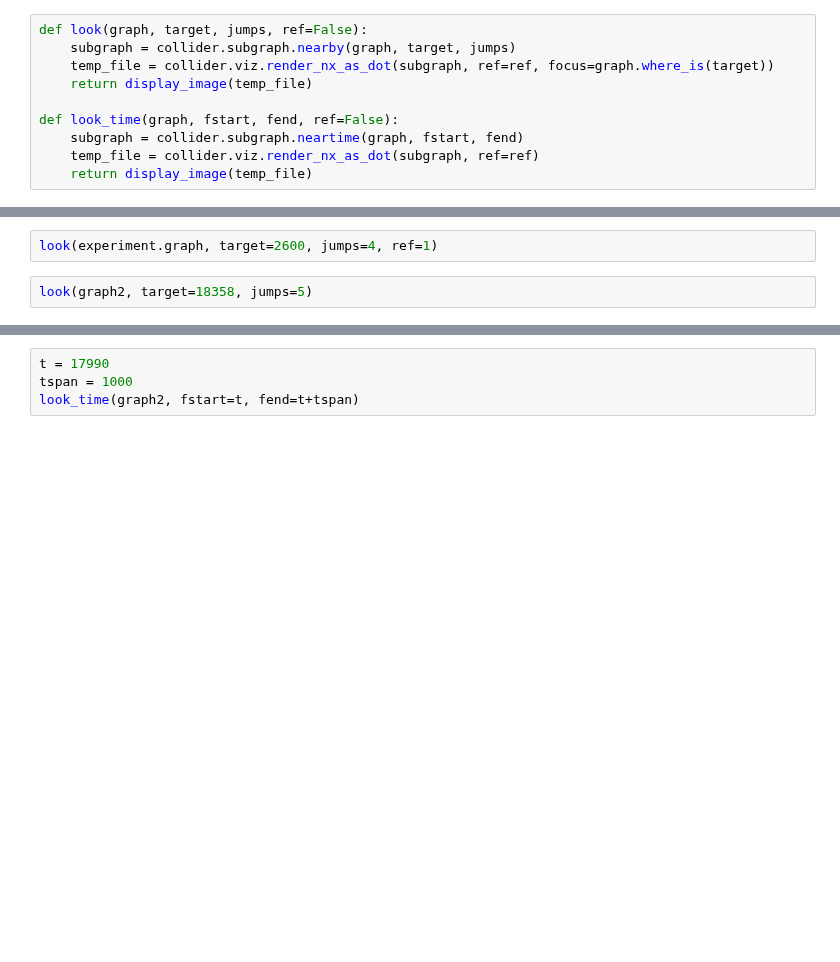
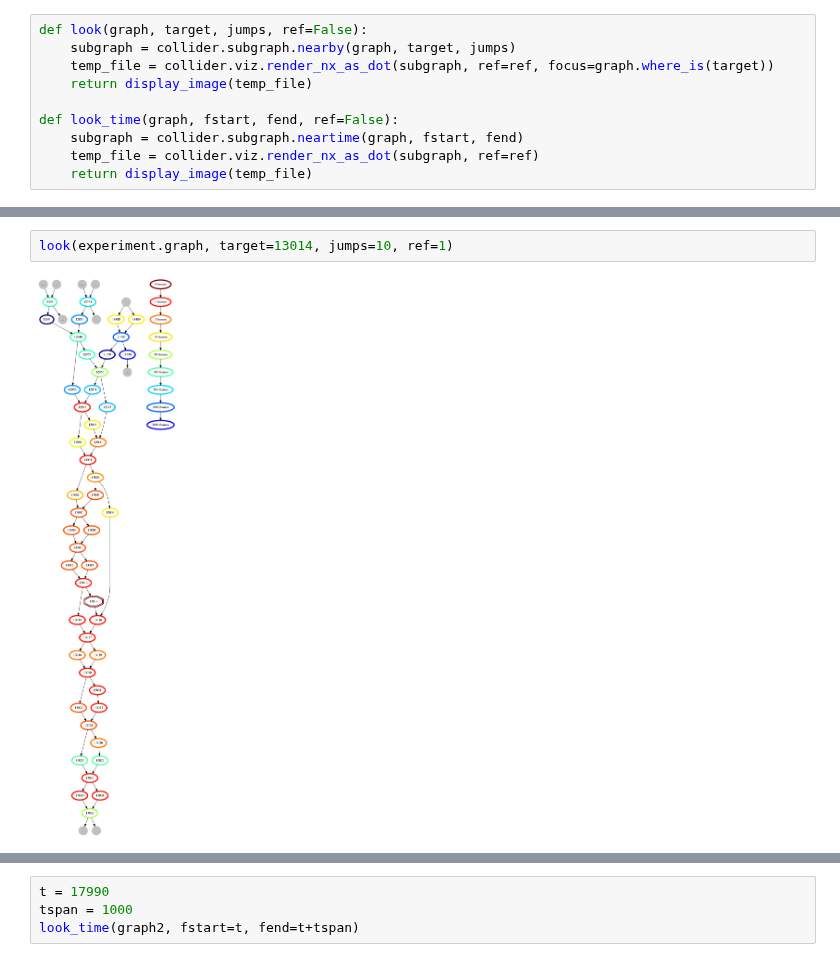
Before and after one commit to amarallab/waldo, a Jupyter notebook: workbooks/collision_graph_explorer.ipynb, the cells around one changed output, grey strips where cells are left out. Saved outputs shown, nothing was run; the diff lists cells and outputs as text; blank space fills up the shorter version.

```diff
--- a/workbooks/collision_graph_explorer.ipynb
+++ b/workbooks/collision_graph_explorer.ipynb
@@ -69,4 +93,4 @@ collider.viz.direct_degree_distribution(graph2, (3, 3), ignore_zero=False)
 # %%
-look(experiment.graph, target=2600, jumps=4, ref=1)
+look(experiment.graph, target=13014, jumps=10, ref=1)
+# %% [output]
+[figure, added]
-# %%
-look(graph2, target=18358, jumps=5)
```
Also changed, not shown: parts of 4 cells of this notebook, 4 other files.
